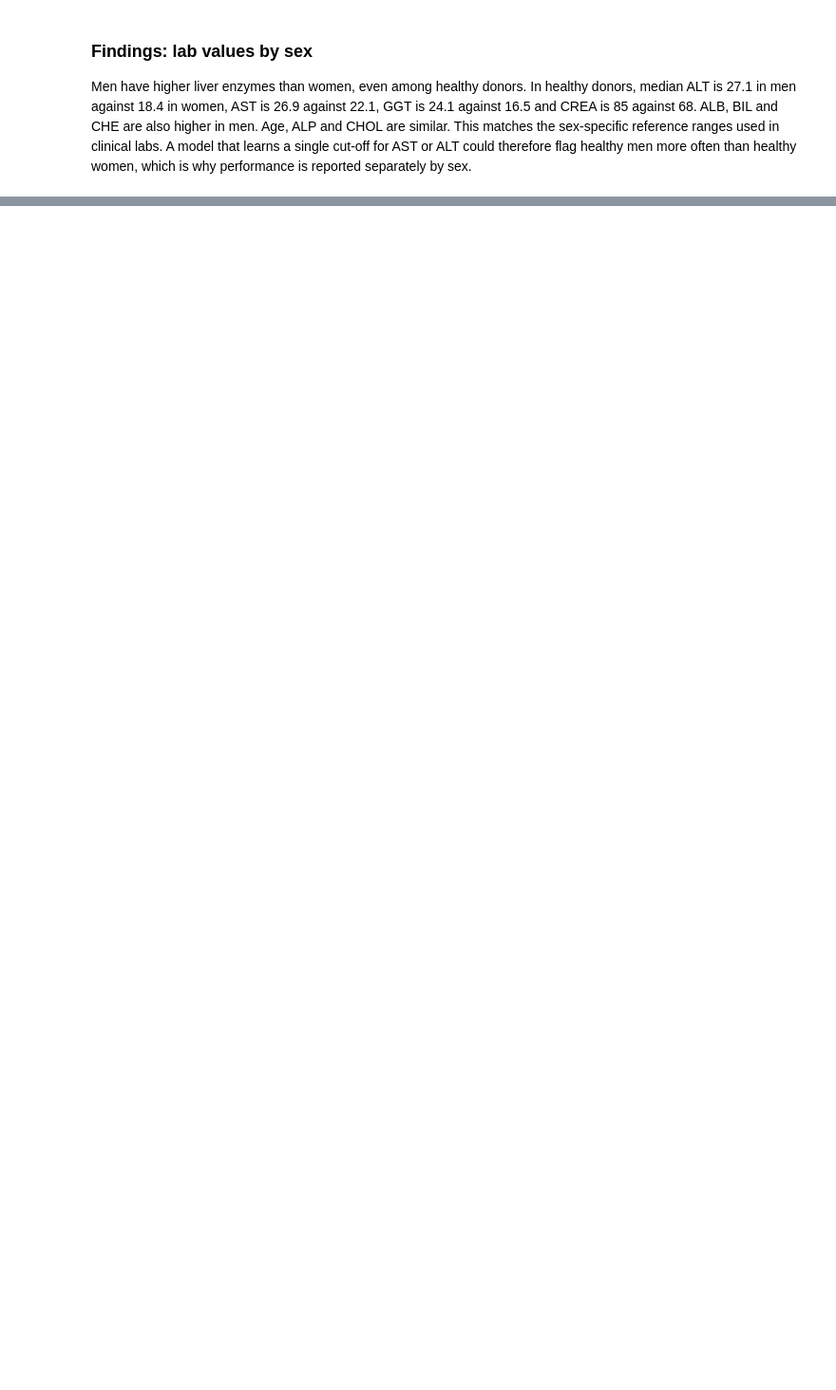
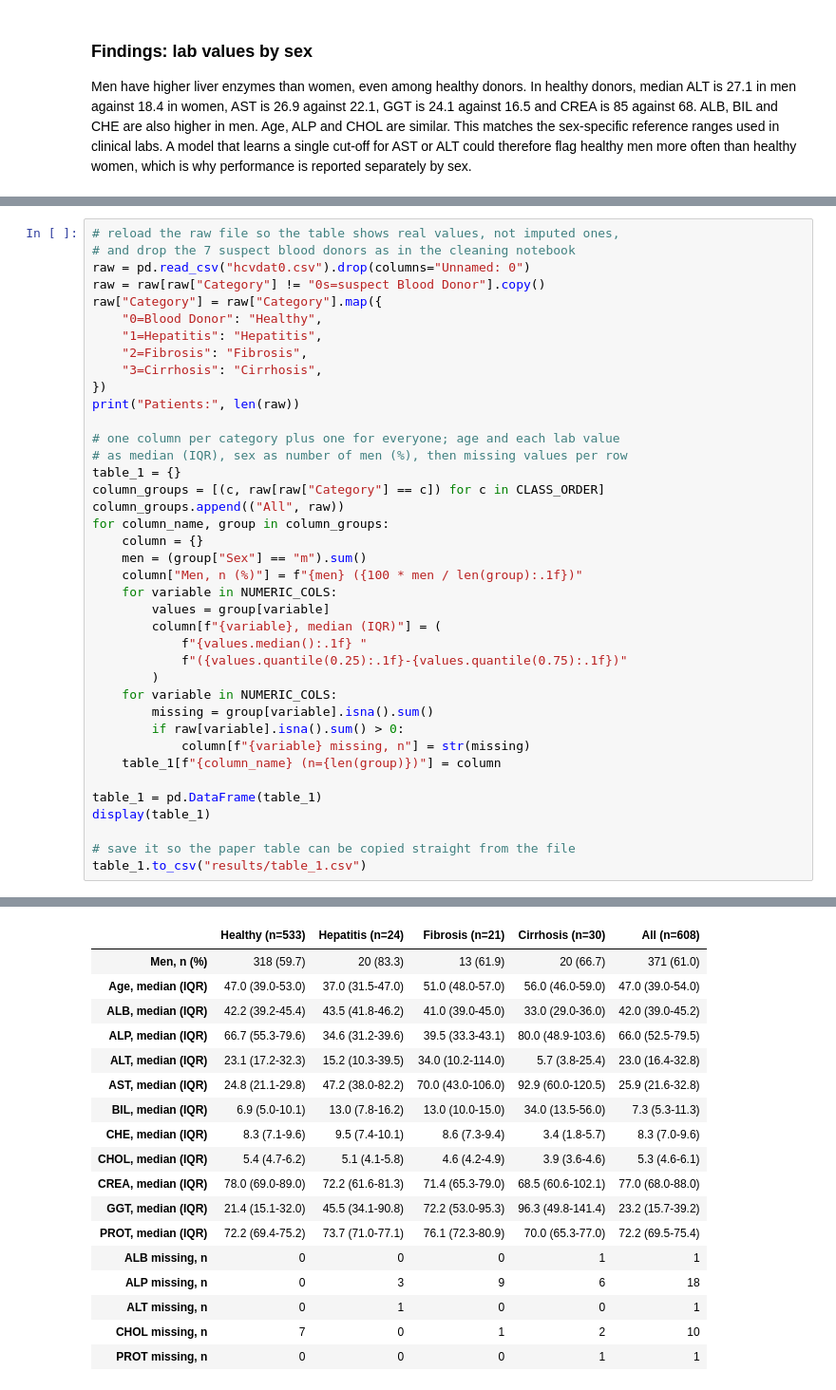
Before and after one commit to omaralhajjaj4-star/hcv-ML-DS-project, a Jupyter notebook: eda.ipynb, the cells around one changed output, grey strips where cells are left out. Shown at 95% size. Drawn from its saved outputs; the diff is of its cells as text; blank space fills up the shorter version.

Commit message:
Add Table 1 by category with missing values to EDA

```diff
--- a/eda.ipynb
+++ b/eda.ipynb
@@ -445,0 +450,40 @@ Men have higher liver enzymes than women, even among healthy donors. In healthy
+# %%
+# reload the raw file so the table shows real values, not imputed ones,
+# and drop the 7 suspect blood donors as in the cleaning notebook
+raw = pd.read_csv("hcvdat0.csv").drop(columns="Unnamed: 0")
+raw = raw[raw["Category"] != "0s=suspect Blood Donor"].copy()
+raw["Category"] = raw["Category"].map({
+    "0=Blood Donor": "Healthy",
+    "1=Hepatitis": "Hepatitis",
+    "2=Fibrosis": "Fibrosis",
+    "3=Cirrhosis": "Cirrhosis",
+})
+print("Patients:", len(raw))
+
+# one column per category plus one for everyone; age and each lab value
+# as median (IQR), sex as number of men (%), then missing values per row
+table_1 = {}
+column_groups = [(c, raw[raw["Category"] == c]) for c in CLASS_ORDER]
+column_groups.append(("All", raw))
+for column_name, group in column_groups:
+    column = {}
+    men = (group["Sex"] == "m").sum()
+    column["Men, n (%)"] = f"{men} ({100 * men / len(group):.1f})"
+    for variable in NUMERIC_COLS:
+        values = group[variable]
+        column[f"{variable}, median (IQR)"] = (
+            f"{values.median():.1f} "
+            f"({values.quantile(0.25):.1f}-{values.quantile(0.75):.1f})"
+        )
+    for variable in NUMERIC_COLS:
+        missing = group[variable].isna().sum()
+        if raw[variable].isna().sum() > 0:
+            column[f"{variable} missing, n"] = str(missing)
+    table_1[f"{column_name} (n={len(group)})"] = column
+
+table_1 = pd.DataFrame(table_1)
+display(table_1)
+
+# save it so the paper table can be copied straight from the file
+table_1.to_csv("results/table_1.csv")
+# %% [output]
@@ -445,0 +491,18 @@ Men have higher liver enzymes than women, even among healthy donors. In healthy
+|  | Healthy (n=533) | Hepatitis (n=24) | Fibrosis (n=21) | Cirrhosis (n=30) | All (n=608) |
+| Men, n (%) | 318 (59.7) | 20 (83.3) | 13 (61.9) | 20 (66.7) | 371 (61.0) |
+| Age, median (IQR) | 47.0 (39.0-53.0) | 37.0 (31.5-47.0) | 51.0 (48.0-57.0) | 56.0 (46.0-59.0) | 47.0 (39.0-54.0) |
+| ALB, median (IQR) | 42.2 (39.2-45.4) | 43.5 (41.8-46.2) | 41.0 (39.0-45.0) | 33.0 (29.0-36.0) | 42.0 (39.0-45.2) |
+| ALP, median (IQR) | 66.7 (55.3-79.6) | 34.6 (31.2-39.6) | 39.5 (33.3-43.1) | 80.0 (48.9-103.6) | 66.0 (52.5-79.5) |
+| ALT, median (IQR) | 23.1 (17.2-32.3) | 15.2 (10.3-39.5) | 34.0 (10.2-114.0) | 5.7 (3.8-25.4) | 23.0 (16.4-32.8) |
+| AST, median (IQR) | 24.8 (21.1-29.8) | 47.2 (38.0-82.2) | 70.0 (43.0-106.0) | 92.9 (60.0-120.5) | 25.9 (21.6-32.8) |
+| BIL, median (IQR) | 6.9 (5.0-10.1) | 13.0 (7.8-16.2) | 13.0 (10.0-15.0) | 34.0 (13.5-56.0) | 7.3 (5.3-11.3) |
+| CHE, median (IQR) | 8.3 (7.1-9.6) | 9.5 (7.4-10.1) | 8.6 (7.3-9.4) | 3.4 (1.8-5.7) | 8.3 (7.0-9.6) |
+| CHOL, median (IQR) | 5.4 (4.7-6.2) | 5.1 (4.1-5.8) | 4.6 (4.2-4.9) | 3.9 (3.6-4.6) | 5.3 (4.6-6.1) |
+| CREA, median (IQR) | 78.0 (69.0-89.0) | 72.2 (61.6-81.3) | 71.4 (65.3-79.0) | 68.5 (60.6-102.1) | 77.0 (68.0-88.0) |
+| GGT, median (IQR) | 21.4 (15.1-32.0) | 45.5 (34.1-90.8) | 72.2 (53.0-95.3) | 96.3 (49.8-141.4) | 23.2 (15.7-39.2) |
+| PROT, median (IQR) | 72.2 (69.4-75.2) | 73.7 (71.0-77.1) | 76.1 (72.3-80.9) | 70.0 (65.3-77.0) | 72.2 (69.5-75.4) |
+| ALB missing, n | 0 | 0 | 0 | 1 | 1 |
+| ALP missing, n | 0 | 3 | 9 | 6 | 18 |
+| ALT missing, n | 0 | 1 | 0 | 0 | 1 |
+| CHOL missing, n | 7 | 0 | 1 | 2 | 10 |
+| PROT missing, n | 0 | 0 | 0 | 1 | 1 |
```
Also changed, not shown: parts of 4 cells of this notebook, 2 other files.
